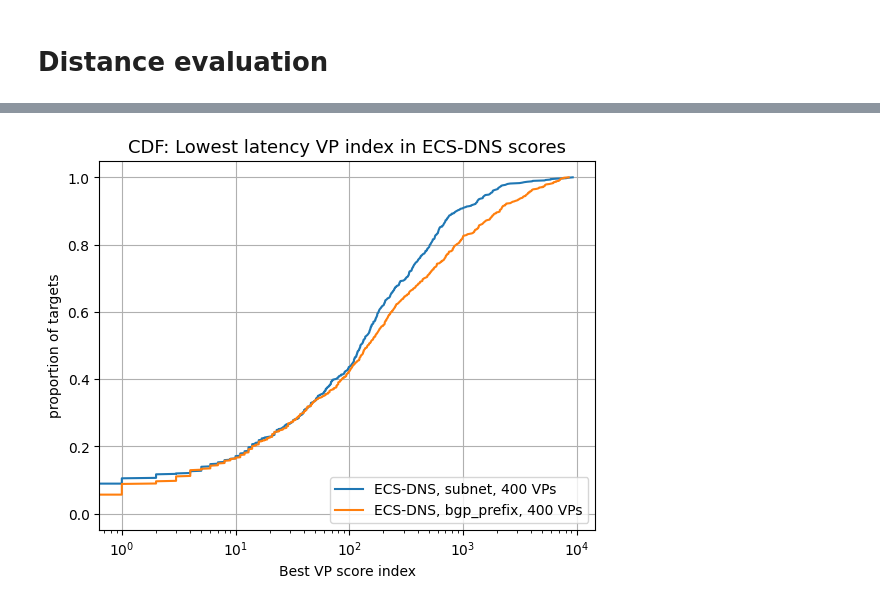
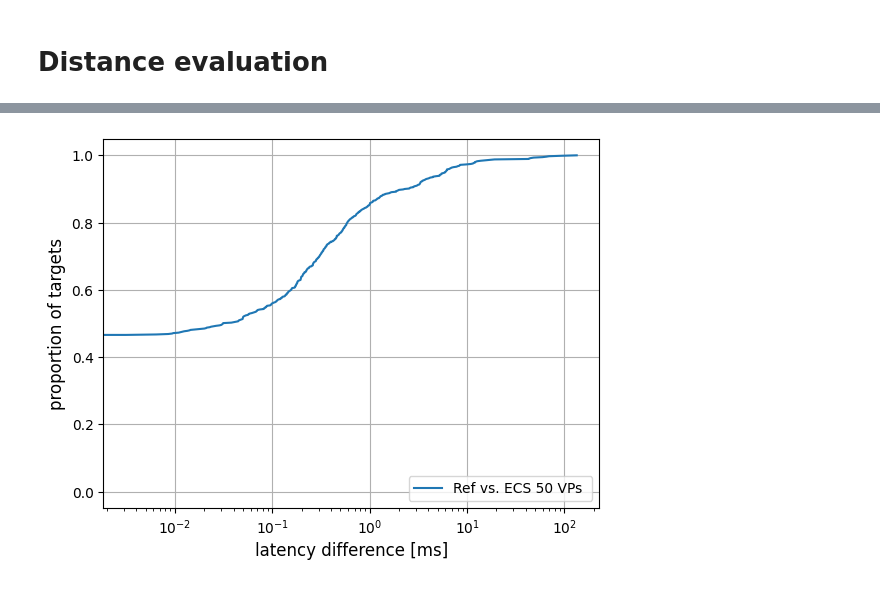
Before and after one commit to dioptra-io/georesolver, a Jupyter notebook: geogiant/analysis/ecs_dns_fct_probing_budget.ipynb, the cells around one changed output, grey strips where cells are left out. Cells and saved outputs as stored; diff of their text form; code cells hidden in the pictures.

```diff
--- a/geogiant/analysis/ecs_dns_fct_probing_budget.ipynb
+++ b/geogiant/analysis/ecs_dns_fct_probing_budget.ipynb
@@ -112,0 +240,6 @@ plt.show()
+# %%
+answer_granularity = "answer_bgp_prefix"
+eval_results = load_pickle(
+    path_settings.RESULTS_PATH
+    / f"results_1M_hostnames_answer_bgp_prefix_greedy_bgp.pickle"
+)
@@ -112,0 +353,6 @@ plt.show()
+# %%
+answer_granularity = "answer_bgp_prefix"
+eval_results = load_pickle(
+    path_settings.RESULTS_PATH
+    / f"results_1M_hostnames_answer_bgp_prefix_greedy_cdn.pickle"
+)
@@ -112,0 +455,6 @@ plt.show()
+# %%
+answer_granularity = "answer_bgp_prefix"
+eval_results = load_pickle(
+    path_settings.RESULTS_PATH
+    / f"results_1M_hostnames_answer_bgp_prefix_max_bgp_prefix.pickle"
+)
@@ -114,22 +552,26 @@ plt.show()
 fig, ax1 = plt.subplots(1, 1)
 
 # # plot results for reference vp selection
-for granularity in ecs_dns_eval:
-    for probing_budget, target_results in ecs_dns_eval[granularity].items():
+for budget, target_results in results.items():
+    if budget in [5, 10, 50, 100, 200, 500]:
+        latency_diff = {}
+        for target, result in target_results.items():
+            ecs_latency = result["elected_rtt"]
+            ref_latency = ref_latency_target[target]
 
-        if probing_budget in [400]:
-            x, y = ecdf([l["best_vp_index"] for l in target_results.values()])
-            ax1.plot(x, y, label=f"ECS-DNS, {granularity}, {probing_budget} VPs")
+            latency_diff[target] = ecs_latency - ref_latency
 
-plt.xlabel("Best VP score index")
-plt.ylabel("proportion of targets")
+        x, y = ecdf([diff for diff in latency_diff.values()])
+        median_diff = np.median([diff for diff in latency_diff.values()])
+
+        ax1.plot(x, y, label=f"Ref vs. ECS {budget} VPs ")
+        logger.info(f"budget = {budget}, median dif = {round(median_diff, 2)} [ms]")
+
+plt.xlabel("latency difference [ms]", fontsize=12)
+plt.ylabel("proportion of targets", fontsize=12)
 plt.legend(loc="lower right", fontsize=10)
 plt.xscale("log")
 plt.grid()
-plt.title(
-    f"CDF: Lowest latency VP index in ECS-DNS scores",
-    fontsize=13,
-)
-plt.savefig(path_settings.FIGURE_PATH / "best_vp_index.pdf")
+plt.savefig(path_settings.FIGURE_PATH / "latency_ecs_dns.pdf")
 plt.show()
 # %% [output]
@@ -136,2 +579,2 @@ plt.show()
-[figure, old version]
+[figure, new version]
 # %%
```
Also changed, not shown: parts of 27 cells of this notebook, 14 other files.
